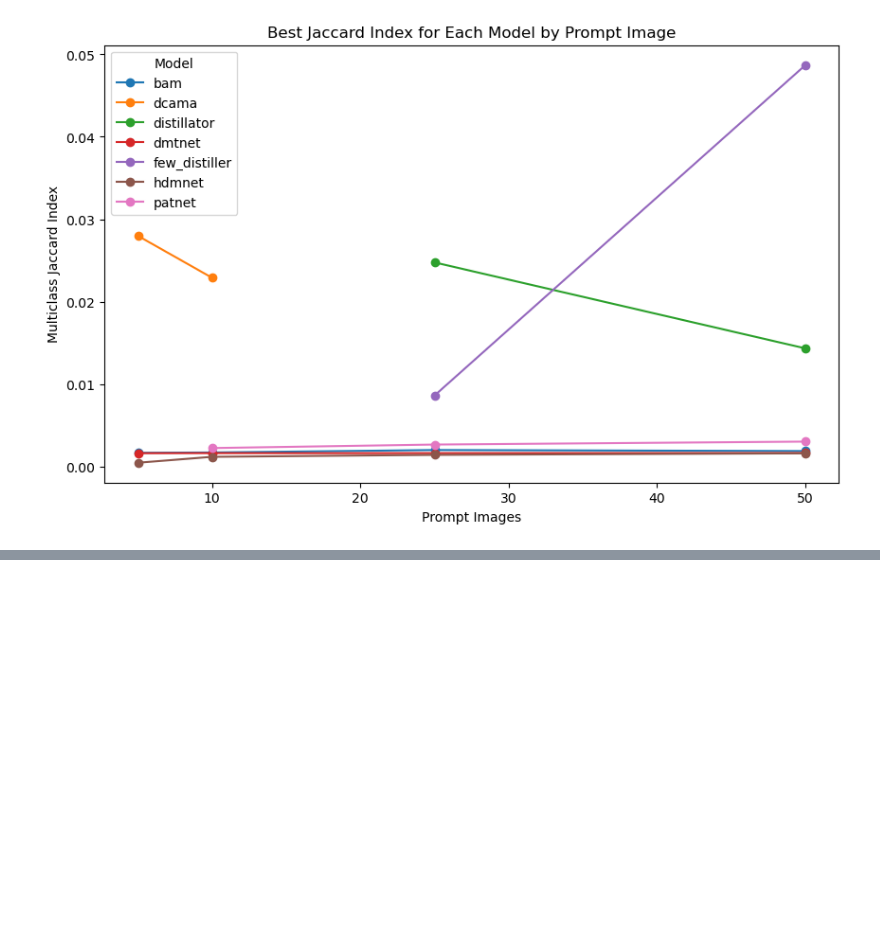
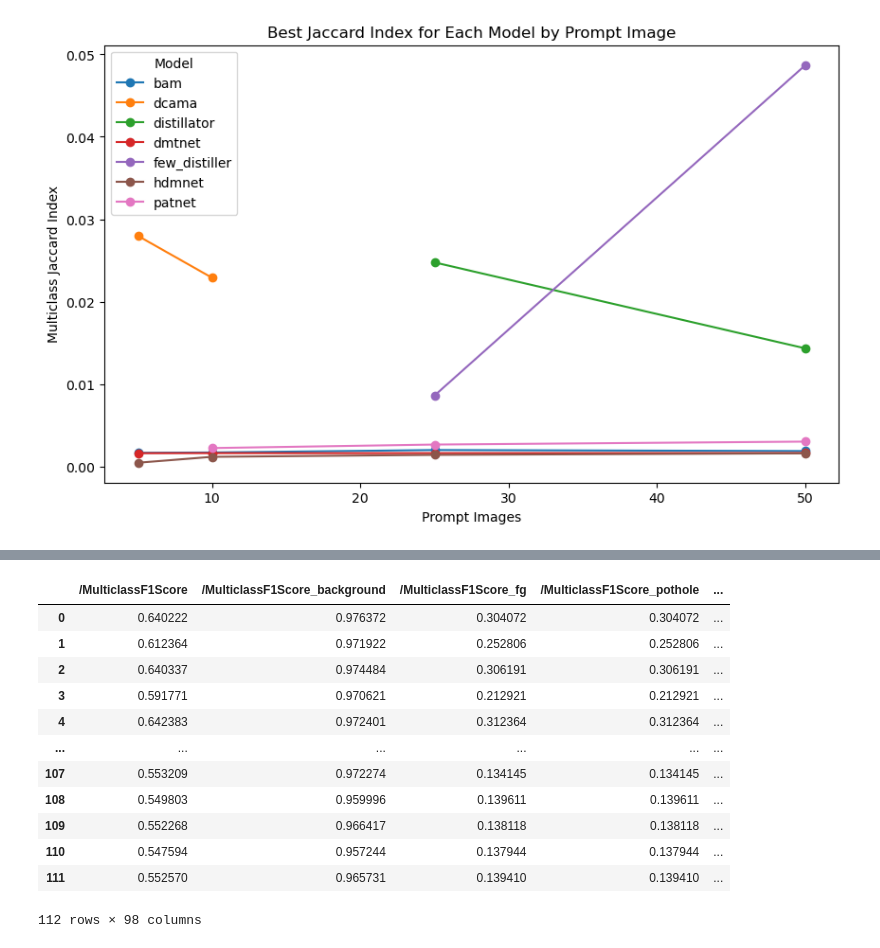
Before and after one commit to pasqualedem/DistillFSS, a Jupyter notebook: result.ipynb, the cells around one changed output, grey strips where cells are left out. Saved outputs shown, nothing was run; the diff lists cells and outputs as text; code cells hidden in the pictures; blank space fills up the shorter version.

```diff
--- a/result.ipynb
+++ b/result.ipynb
@@ -187,0 +220,16 @@ plt.show()
+# %%
+runs_df
+# %% [output]
+|  | /MulticlassF1Score | /MulticlassF1Score_background | /MulticlassF1Score_fg | /MulticlassF1Score_pothole | ... |
+| 0 | 0.640222 | 0.976372 | 0.304072 | 0.304072 | ... |
+| 1 | 0.612364 | 0.971922 | 0.252806 | 0.252806 | ... |
+| 2 | 0.640337 | 0.974484 | 0.306191 | 0.306191 | ... |
+| 3 | 0.591771 | 0.970621 | 0.212921 | 0.212921 | ... |
+| 4 | 0.642383 | 0.972401 | 0.312364 | 0.312364 | ... |
+| ... | ... | ... | ... | ... | ... |
+| 107 | 0.553209 | 0.972274 | 0.134145 | 0.134145 | ... |
+| 108 | 0.549803 | 0.959996 | 0.139611 | 0.139611 | ... |
+| 109 | 0.552268 | 0.966417 | 0.138118 | 0.138118 | ... |
+| 110 | 0.547594 | 0.957244 | 0.137944 | 0.137944 | ... |
+| 111 | 0.552570 | 0.965731 | 0.139410 | 0.139410 | ... |
+112 rows × 98 columns
```
Also changed, not shown: parts of 8 cells of this notebook, 3 other files.
